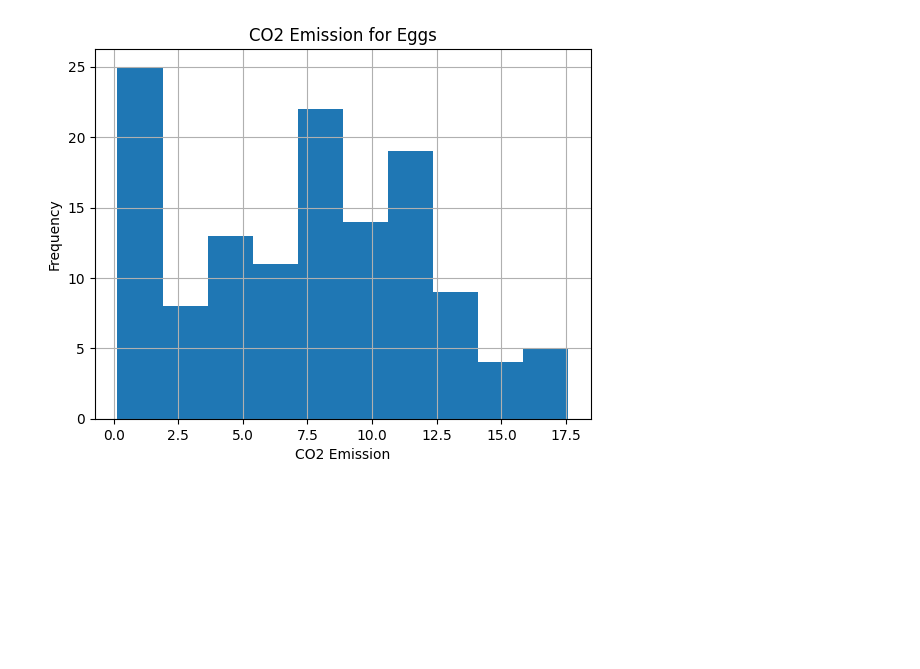
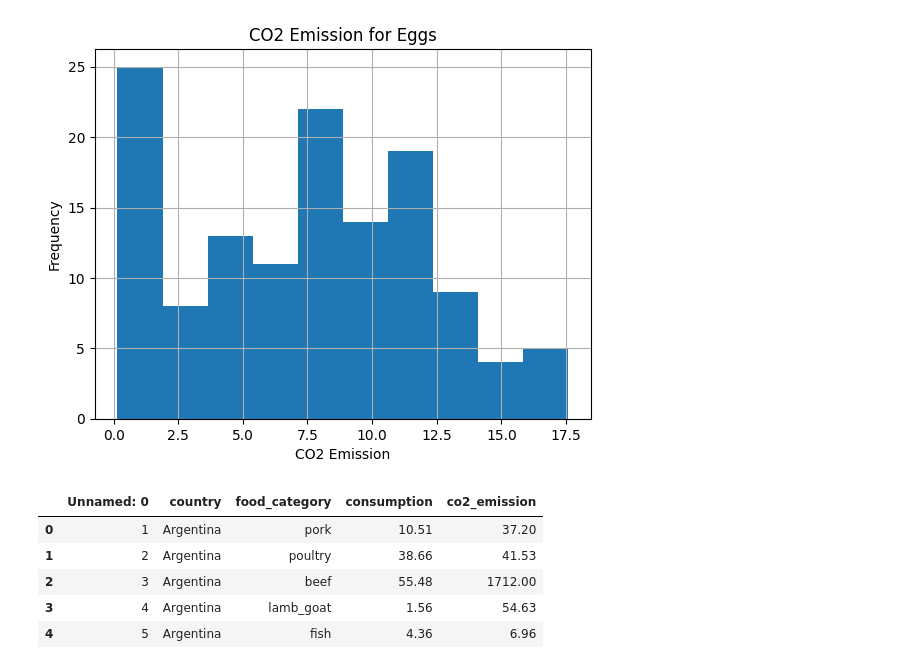
Before and after one commit to foysalpranto121/Statistics-In-Python-, a Jupyter notebook: Variance and std deviation.ipynb, the cells around one changed output. Drawn from its saved outputs; the diff is of its cells as text; code cells hidden in the pictures; blank space fills up the shorter version.

```diff
--- a/Variance and std deviation.ipynb
+++ b/Variance and std deviation.ipynb
@@ -44,3 +44,12 @@ soybeans           0.879882    0.938020
 wheat             71.023937    8.427570
 [figure]
 [figure]
+# %%
+food_consumption.head()
+# %% [output]
+|  | Unnamed: 0 | country | food_category | consumption | co2_emission |
+| 0 | 1 | Argentina | pork | 10.51 | 37.20 |
+| 1 | 2 | Argentina | poultry | 38.66 | 41.53 |
+| 2 | 3 | Argentina | beef | 55.48 | 1712.00 |
+| 3 | 4 | Argentina | lamb_goat | 1.56 | 54.63 |
+| 4 | 5 | Argentina | fish | 4.36 | 6.96 |
```
